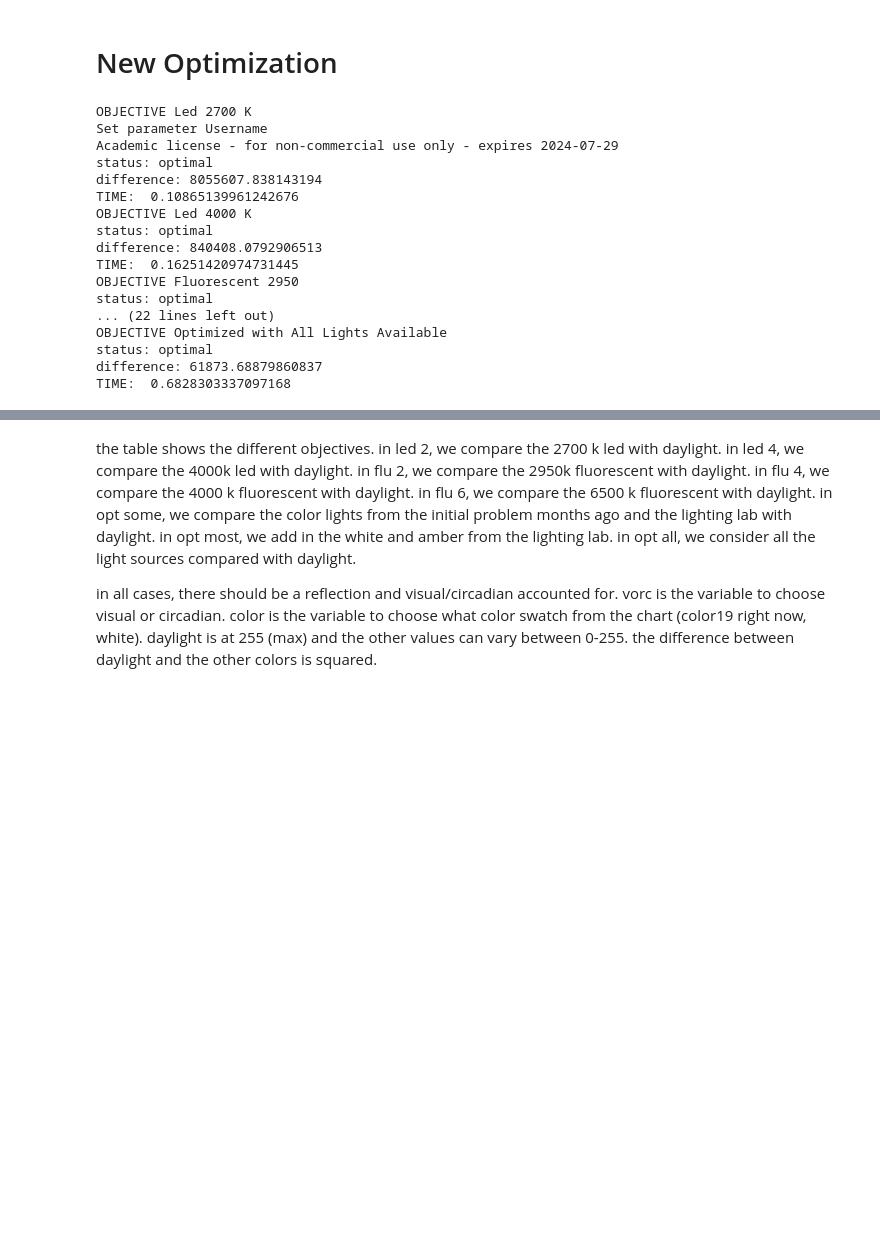
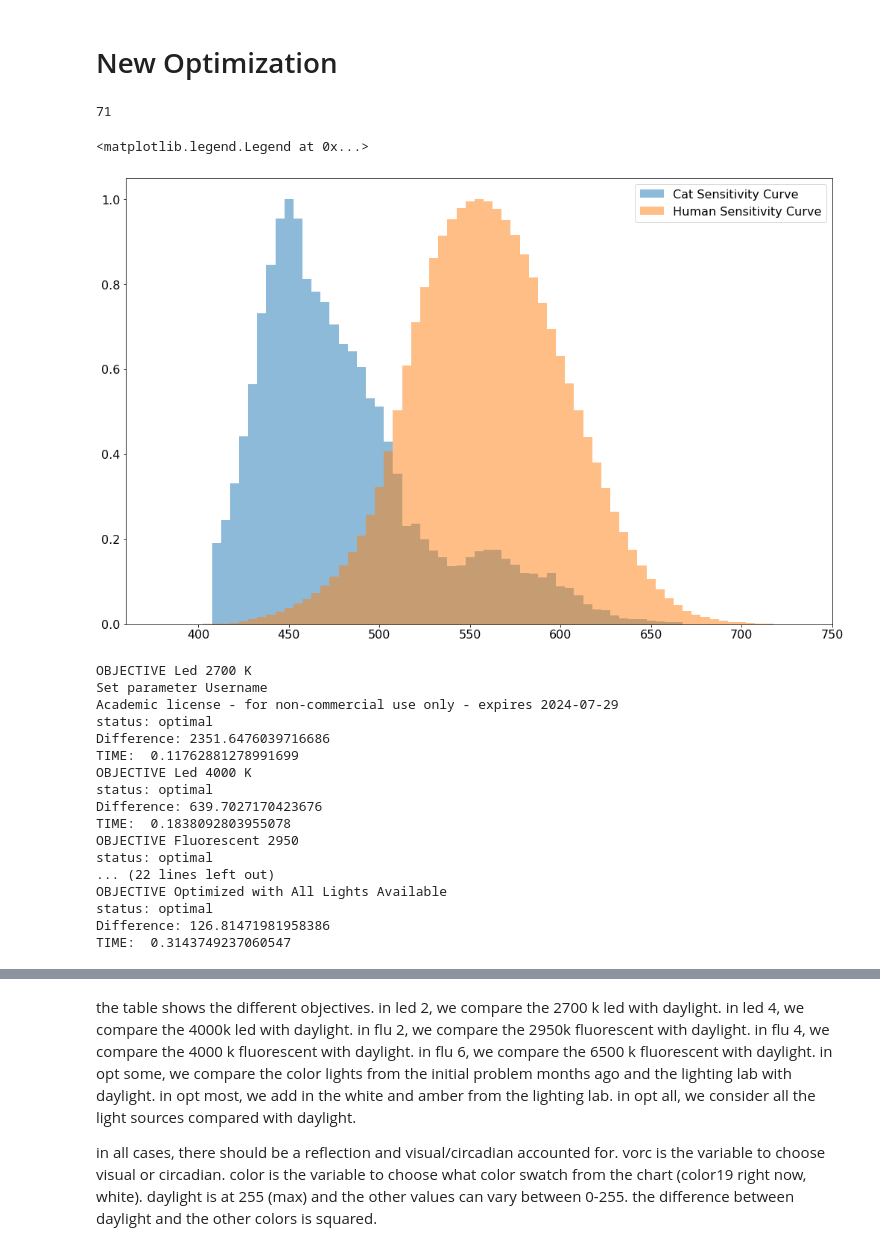
Before and after one commit to kendall-b/animalshelters, a Jupyter notebook: animal shelters.ipynb, the cells around one changed output, grey strips where cells are left out. Cells and saved outputs as stored; diff of their text form; code cells hidden in the pictures; blank space fills up the shorter version.

```diff
--- a/animal shelters.ipynb
+++ b/animal shelters.ipynb
@@ -168,6 +168,22 @@ llgreen = llgreen*(min_a/sum(llgreen_a))
 llcyan = llcyan*(min_a/sum(llcyan_a))
 llblue = llblue*(min_a/sum(llblue_a))
 llindigo = llindigo*(min_a/sum(llindigo_a))
+# %%
+len(wavelengths)
+# %% [output]
+71
+# %%
+width = []
+for n in range((len(wavelengths))-1):
+    width += [wavelengths[n+1]-wavelengths[n]]
+width+= [5]
+fig, ax = plt.subplots(figsize=(17,11))
+ax.bar(wavelengths, upper, width, alpha=0.5, label="Cat Sensitivity Curve")
+ax.bar(wavelengths, visual, width, alpha=0.5, label="Human Sensitivity Curve")
+plt.legend(loc="upper right")
+# %% [output]
+<matplotlib.legend.Legend at 0x...>
+[figure, added]
 # %%
 # inputs
 color = color19 # color# from chart above
@@ -371,7 +387,7 @@ for k,v in objs.items(): # cycle through individual objectives for each test cas
     prob.solve()
 #     prob.solve(solver=cp.GUROBI, reoptimize=True)
     print("status:", prob.status)
-    print("difference:", prob.value)
+    print("Difference:", np.sqrt(prob.value))
 
     # store some stuff
     b_stor += [b.value]
@@ -401,17 +417,17 @@ OBJECTIVE Led 2700 K
 Set parameter Username
 Academic license - for non-commercial use only - expires 2024-07-29
 status: optimal
-difference: 8055607.838143194
-TIME:  0.10865139961242676
+Difference: 2351.6476039716686
+TIME:  0.11762881278991699
 OBJECTIVE Led 4000 K
 status: optimal
-difference: 840408.0792906513
-TIME:  0.16251420974731445
+Difference: 639.7027170423676
+TIME:  0.1838092803955078
 OBJECTIVE Fluorescent 2950
 status: optimal
 ... (22 lines left out)
 OBJECTIVE Optimized with All Lights Available
 status: optimal
-difference: 61873.68879860837
-TIME:  0.6828303337097168
+Difference: 126.81471981958386
+TIME:  0.3143749237060547
 # %%
```
Also changed, not shown: parts of 4 cells of this notebook.
